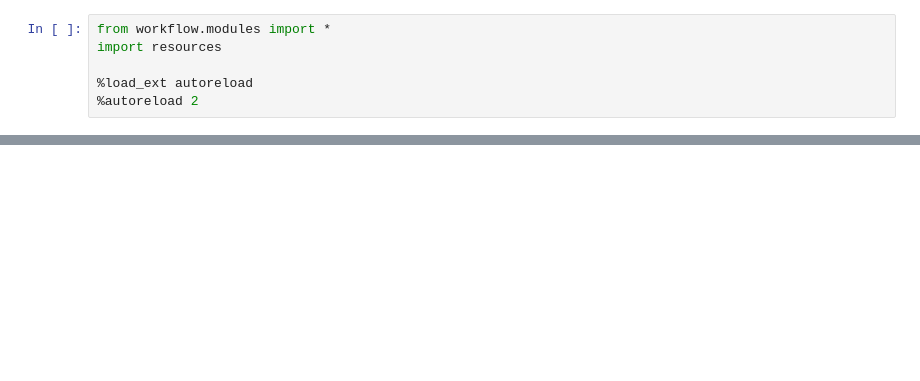
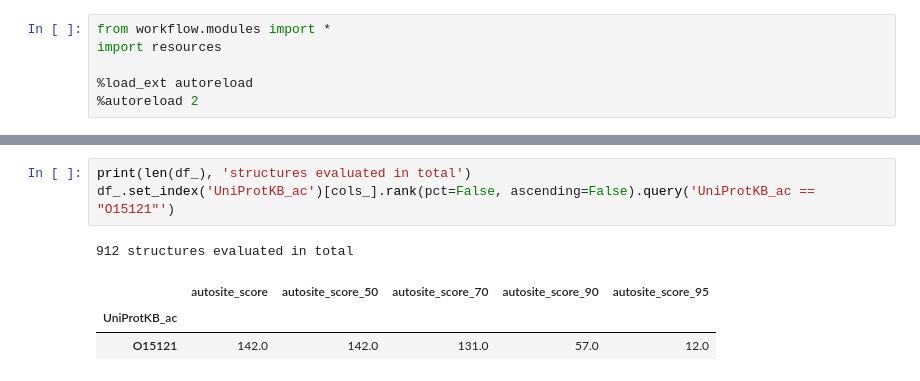
Before and after one commit to jurgjn/af2_pockets, a Jupyter notebook: fig4D.ipynb, the cells around one changed output, grey strips where cells are left out. Drawn from its saved outputs; the diff is of its cells as text; blank space fills up the shorter version.

```diff
--- a/fig4D.ipynb
+++ b/fig4D.ipynb
@@ -43,0 +55,8 @@ df_.set_index('UniProtKB_ac')[cols_].rank(pct=True).query('UniProtKB_ac == "O151
+# %%
+print(len(df_), 'structures evaluated in total')
+df_.set_index('UniProtKB_ac')[cols_].rank(pct=False, ascending=False).query('UniProtKB_ac == "O15121"')
+# %% [output]
+912 structures evaluated in total
+|  | autosite_score | autosite_score_50 | autosite_score_70 | autosite_score_90 | autosite_score_95 |
+| UniProtKB_ac |  |  |  |  |  |
+| O15121 | 142.0 | 142.0 | 131.0 | 57.0 | 12.0 |
```
Also changed, not shown: parts of 2 cells of this notebook, 7 other files.
